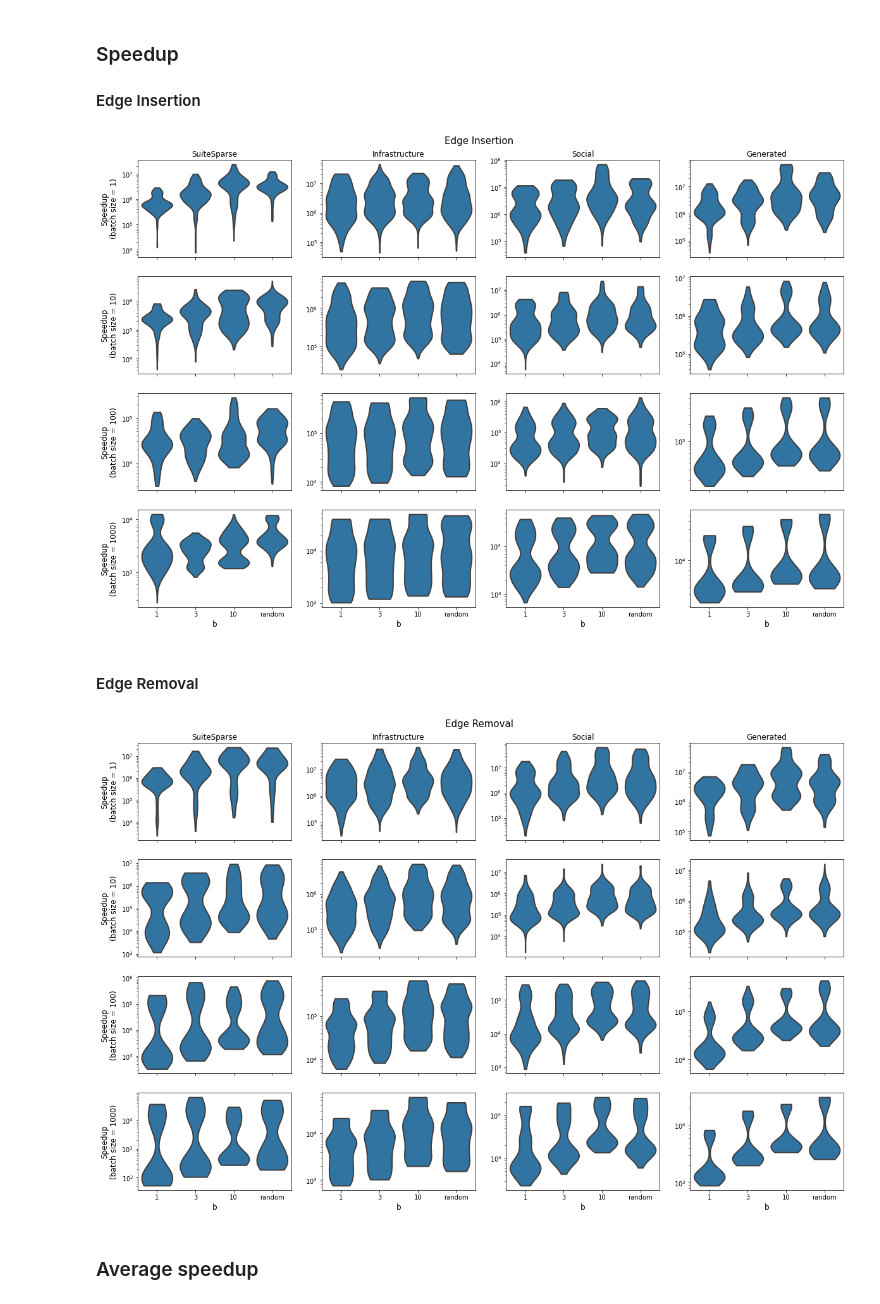
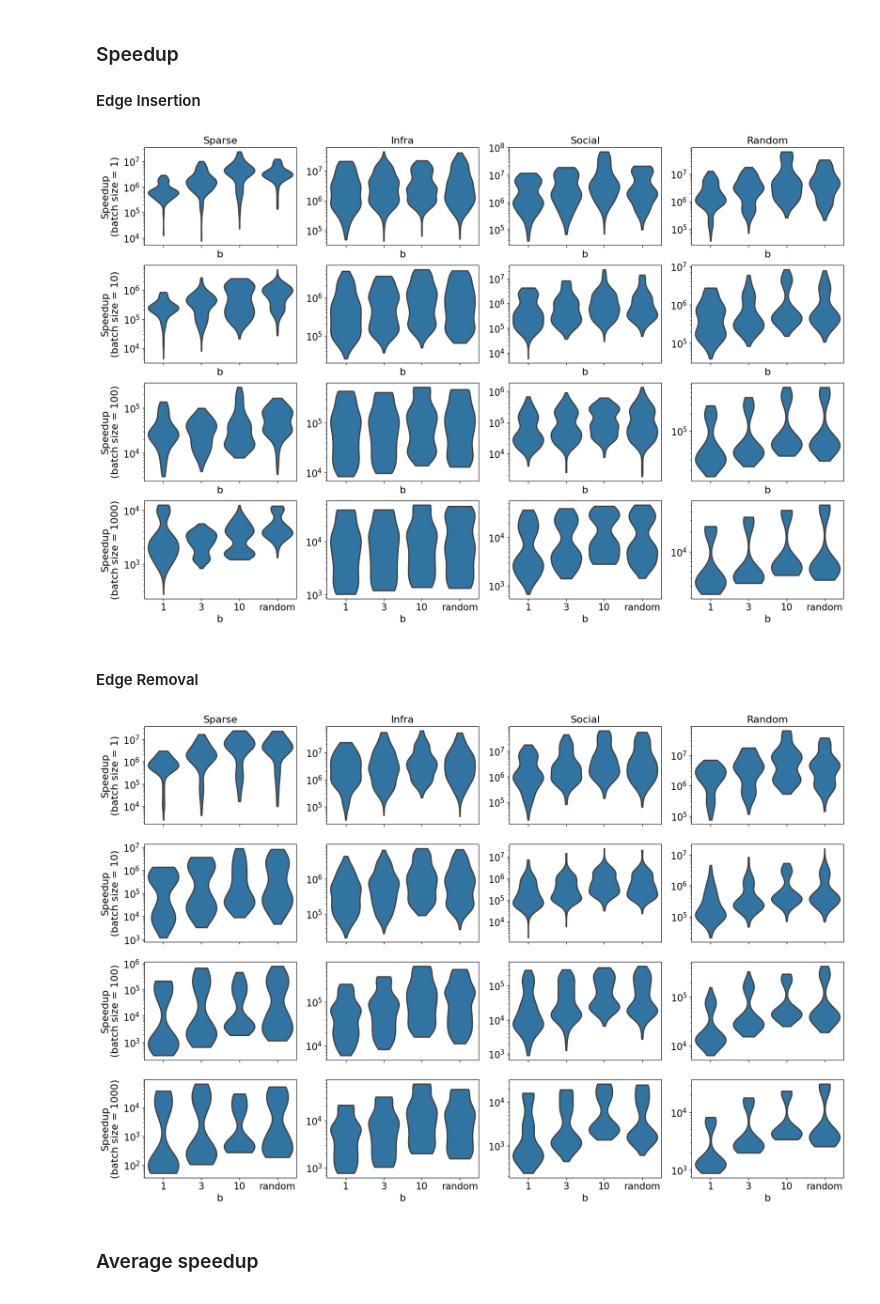
Before and after one commit to hu-macsy/cn-2024-dynamic-b-suitor-experiments, a Jupyter notebook: Evaluation.ipynb, the cells around one changed output. Drawn from its saved outputs; the diff is of its cells as text; code cells hidden in the pictures.

```diff
--- a/Evaluation.ipynb
+++ b/Evaluation.ipynb
@@ -157,16 +157,0 @@ plt.savefig('./plots/affected_insertion.pdf', format="pdf", bbox_inches='tight')
-# %%
-fig, axs = plt.subplots(2, 4, figsize=(20, 8), sharex='all')
-
-for ax, col in zip(axs[0], cols):
-    ax.set_title(col)
-
-axs[0,0].set_ylabel(rows[0], rotation=90, fontsize=12, labelpad=5)
-axs[1,0].set_ylabel(rows[3], rotation=90, fontsize=12, labelpad=5)
-
-for ax in axs[1,:]:
-    ax.set_xlabel('b', fontsize=12)
-
-fig.suptitle("Edge Removal", y=0.92, fontsize=15)
-
-df_affected.groupby('batch_size').apply(plotter, op = 'remove', column = 'affected_nodes', rows=['10e0','10e3'])
-plt.savefig('./plots/affected_removal.pdf', format="pdf", bbox_inches='tight')
@@ -253,50 +259,52 @@ Batch update (ordinary):  4.97044e+02
 # %%
 fig, axs = plt.subplots(4, 4, figsize=(20, 13), sharex='all')
 
-cols = ['{}'.format(col) for col in ['SuiteSparse', 'Infrastructure', 'Social', 'Generated']]
+cols = ['{}'.format(col) for col in ['Sparse', 'Infra', 'Social', 'Random']]
 rows = ['{}'.format(col) for col in ['Speedup\n(batch size = 1)', 'Speedup\n(batch size = 10)', 'Speedup\n(batch size = 100)', 'Speedup\n(batch size = 1000)']]
 
 for ax, col in zip(axs[0], cols):
-    ax.set_title(col)
+    ax.set_title(col, fontsize=TITLE_SIZE)
 
 for ax, row in zip(axs[:,0], rows):
-    ax.set_ylabel(row, rotation=90, fontsize=12, labelpad=5)
+    ax.set_ylabel(row, rotation=90, fontsize=LABEL_SIZE, labelpad=5)
 
-for ax in axs[3,:]:
-    ax.set_xlabel('b', fontsize=12)
+for i in range(4):
+    for ax in axs[i,:]:
+        ax.set_xlabel('b', fontsize=LABEL_SIZE)
 
 for iy, ix in np.ndindex(axs.shape):
     axs[iy, ix].set_yscale('log')
 
-fig.suptitle("Edge Insertion", y=0.92, fontsize=15)
+#fig.suptitle("Edge Insertion", y=0.92, fontsize=15)
 
 df_speedup.groupby('batch_size').apply(plotter, op = 'insert', column = 'speedup')
-plt.savefig('./plots/speedup_insertion.pdf', format="pdf", bbox_inches='tight')
+plt.savefig('./plots/speedup_insertion_misc.pdf', format="pdf", bbox_inches='tight')
 # %% [output]
-[figure, old version]
+[figure, new version]
 # %% [markdown]
 #### Edge Removal
 # %%
 fig, axs = plt.subplots(4, 4, figsize=(20, 13), sharex='all')
 
 for ax, col in zip(axs[0], cols):
-    ax.set_title(col)
+    ax.set_title(col, fontsize=TITLE_SIZE)
 
 for ax, row in zip(axs[:,0], rows):
-    ax.set_ylabel(row, rotation=90, fontsize=12, labelpad=5)
+    ax.set_ylabel(row, rotation=90, fontsize=LABEL_SIZE, labelpad=5)
 
-for ax in axs[3,:]:
-    ax.set_xlabel('b', fontsize=12)
+for i in range(4):
+    for ax in axs[3,:]:
+        ax.set_xlabel('b', fontsize=LABEL_SIZE)
 
 for iy, ix in np.ndindex(axs.shape):
     axs[iy, ix].set_yscale('log')
 
-fig.suptitle("Edge Removal", y=0.92, fontsize=15)
+#fig.suptitle("Edge Removal", y=0.92, fontsize=LABEL_SIZE)
 
 df_speedup.groupby('batch_size').apply(plotter, op = 'remove', column = 'speedup')
-plt.savefig('./plots/speedup_removal.pdf', format="pdf", bbox_inches='tight')
+plt.savefig('./plots/speedup_removal_misc.pdf', format="pdf", bbox_inches='tight')
 # %% [output]
-[figure, old version]
+[figure, new version]
 # %% [markdown]
 ### Average speedup
 # %%
```
Also changed, not shown: parts of 20 cells of this notebook.
